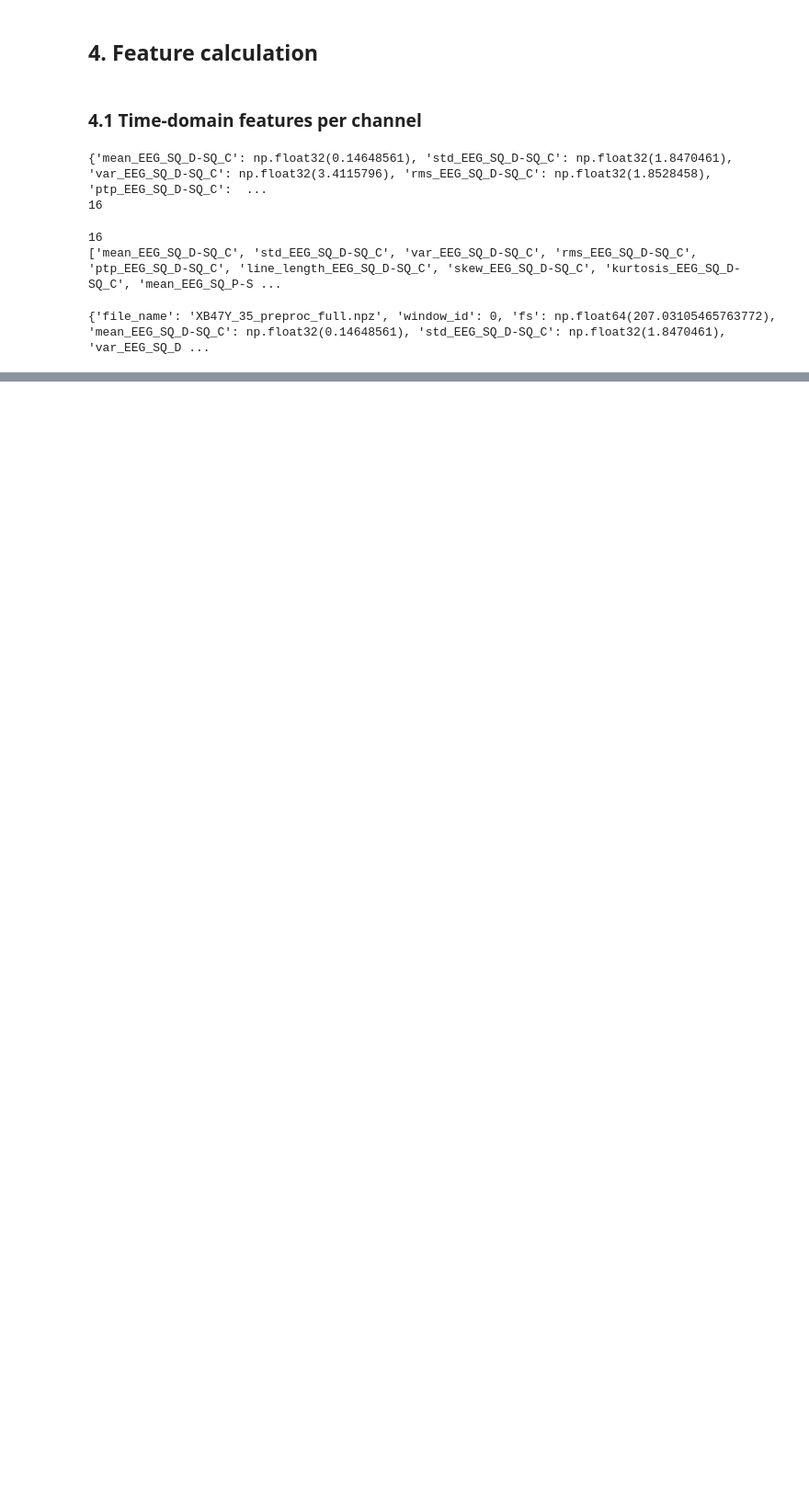
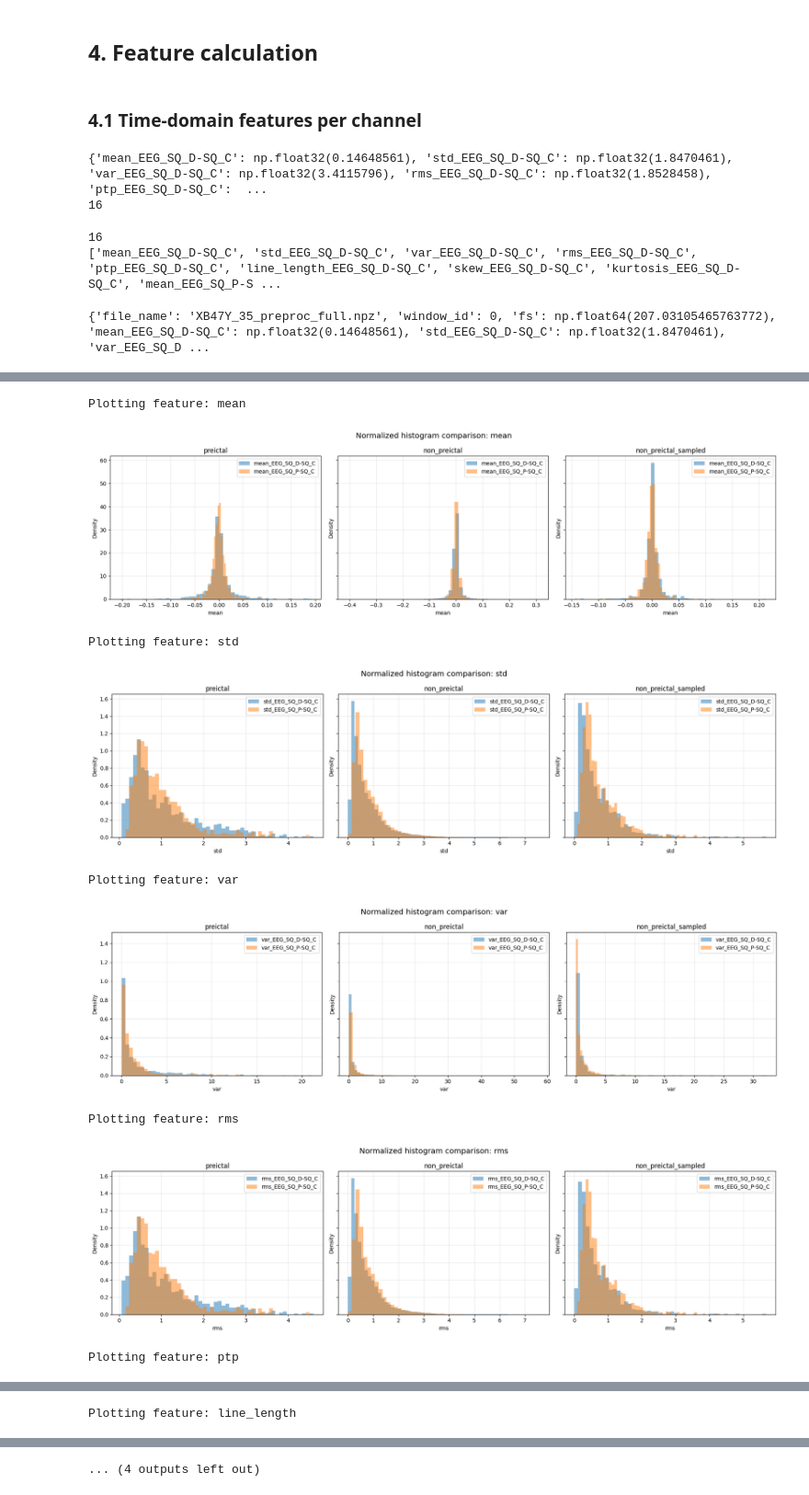
Before and after one commit to tomas0899/FoundationModel_EEG_Dissertation, a Jupyter notebook: EEG_data_vis/code/Try2_feat_eng.ipynb, the cells around one changed output, grey strips where cells are left out. Shown at 92% size. Saved outputs shown, nothing was run; the diff lists cells and outputs as text; code cells hidden in the pictures; blank space fills up the shorter version.

```diff
--- a/EEG_data_vis/code/Try2_feat_eng.ipynb
+++ b/EEG_data_vis/code/Try2_feat_eng.ipynb
@@ -775,0 +981,75 @@ print(df_features.shape)
+# %%
+import matplotlib.pyplot as plt
+import pandas as pd
+import numpy as np
+
+groups = {
+    "preictal": df_preictal,
+    "non_preictal": df_non_preictal,
+    "non_preictal_sampled": df_non_preictal_sampled,
+}
+
+base_features = ["mean", "std", "var", "rms", "ptp", "line_length", "skew", "kurtosis"]
+
+for feat in base_features:
+    print(f"\nPlotting feature: {feat}")
+
+    fig, axes = plt.subplots(1, 3, figsize=(18, 5), sharey=True)
+
+    plotted_any = False
+
+    for ax, (group_name, df_to_plot) in zip(axes, groups.items()):
+        feat_cols = [col for col in df_to_plot.columns if col.startswith(f"{feat}_")]
+
+        if len(feat_cols) < 2:
+            ax.set_title(f"{group_name}\n(not enough columns)")
+            ax.axis("off")
+            continue
+
+        group_plotted = False
+
+        for col in feat_cols:
+            values = df_to_plot[col].replace([np.inf, -np.inf], np.nan).dropna()
+            values = values[np.isfinite(values)]
+
+            if len(values) == 0:
+                continue
+
+            ax.hist(
+                values,
+                bins=50,
+                alpha=0.5,
+                label=col,
+                density=True   #normalizatiom
+            )
+
+            group_plotted = True
+            plotted_any = True
+
+        if group_plotted:
+            ax.set_title(group_name)
+            ax.set_xlabel(feat)
+            ax.set_ylabel("Density")
+            ax.legend()
+            ax.grid(True, alpha=0.3)
+        else:
+            ax.set_title(f"{group_name}\n(no valid data)")
+            ax.axis("off")
+
+    if plotted_any:
+        fig.suptitle(f"Normalized histogram comparison: {feat}", fontsize=14)
+        plt.tight_layout()
+        plt.show()
+    else:
+        plt.close()
+        print(f"No valid data found for feature: {feat}")
+# %% [output]
+Plotting feature: mean
+[figure, added]
+Plotting feature: std
+[figure, added]
+Plotting feature: var
+[figure, added]
+Plotting feature: rms
+[figure, added]
+Plotting feature: ptp
@@ -775,0 +1057 @@ print(df_features.shape)
+Plotting feature: line_length
@@ -775,0 +1059 @@ print(df_features.shape)
+... (4 outputs left out)
```
Also changed, not shown: parts of 23 cells of this notebook, 1 other file.
